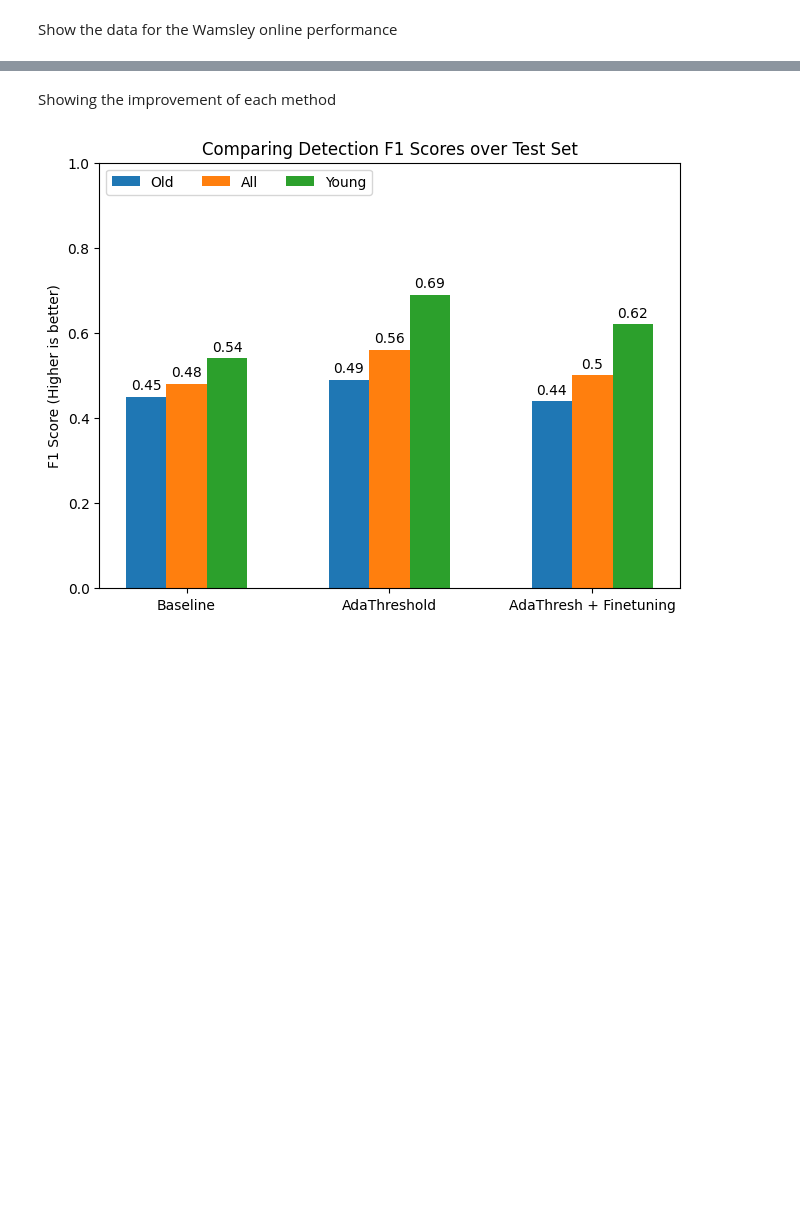
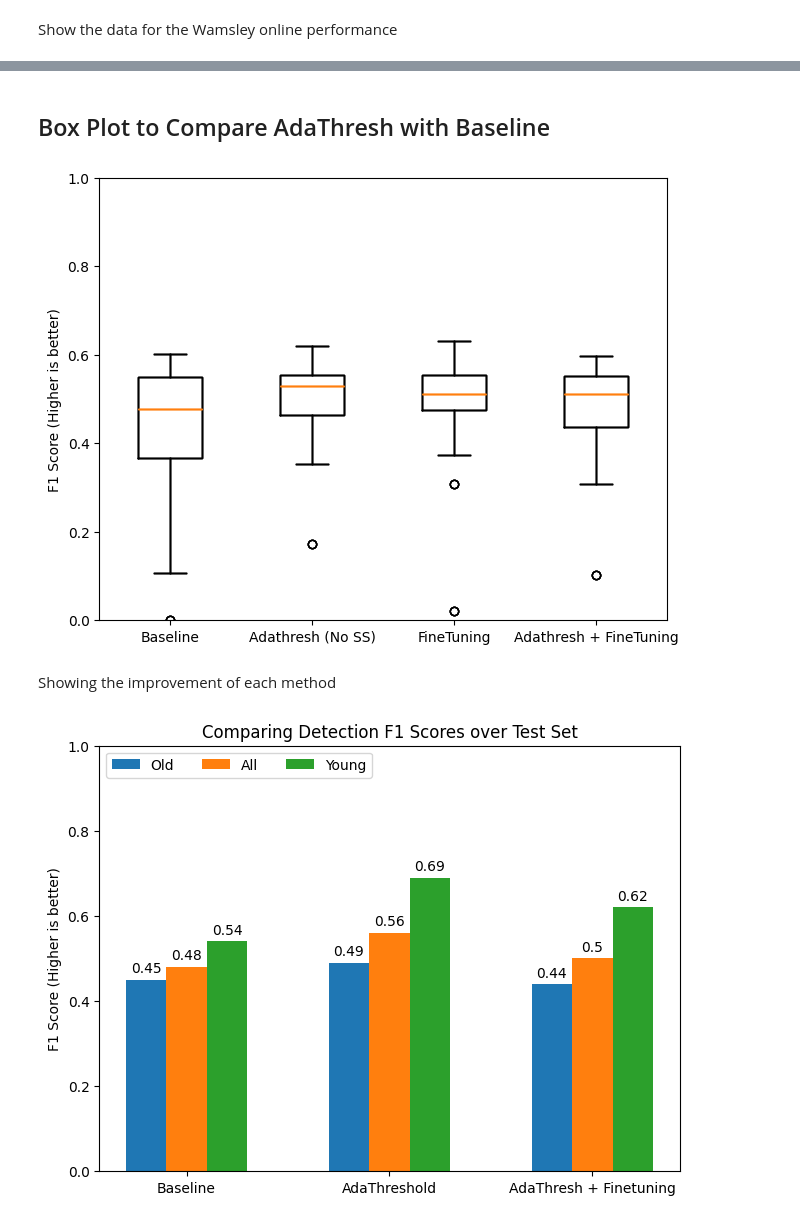
Before and after one commit to Portiloop/portiloop-training, a Jupyter notebook: notebooks/explore_results_adaptation.ipynb, the cells around one changed output, grey strips where cells are left out. Saved outputs shown, nothing was run; the diff lists cells and outputs as text; code cells hidden in the pictures; blank space fills up the shorter version.

```diff
--- a/notebooks/explore_results_adaptation.ipynb
+++ b/notebooks/explore_results_adaptation.ipynb
@@ -275,3 +415,40 @@ KeyError: 'BASELINE_NOTHING'
+# %% [markdown]
+## Box Plot to Compare AdaThresh with Baseline
+# %%
+# Bar chart Comparing Wamsley F1 scores
+config_names = ("config_0", "config_1", "config_3", "config_5")
+experiment_names = ("Baseline", "Adathresh (No SS)", "FineTuning", "Adathresh + FineTuning")
+wamsley_scores = {
+    "All": (
+        new_dict[config_names[0]]['averages']['f1_vals'],
+        new_dict[config_names[1]]['averages']['f1_vals'],
+        new_dict[config_names[2]]['averages']['f1_vals'],
+        new_dict[config_names[3]]['averages']['f1_vals']
+    ),
+}
+
+x = np.arange(len(experiment_names)) + 1
+width = 0.20
+multiplier = 0
+
+fig, ax = plt.subplots(layout='constrained')
+
+for i in range(len(config_names)):
+    for attribute, scores in wamsley_scores.items():
+        offset = width * multiplier
+        # Show a boxplot using the values
+        ax.boxplot(scores)
+        multiplier += 1
+
+ax.set_ylabel('F1 Score (Higher is better)')
+# ax.set_title('Comparing AdaThresh Performance with different Sleep Staging Methods')
+ax.set_xticks(x, experiment_names)
+# ax.legend(loc='upper left', ncols=3)
+ax.set_ylim(0, 1)
+
+plt.show()
+# %% [output]
+[figure, added]
 # %% [markdown]
 Showing the improvement of each method
 # %%
```
Also changed, not shown: parts of 16 cells of this notebook, 3 other files.
